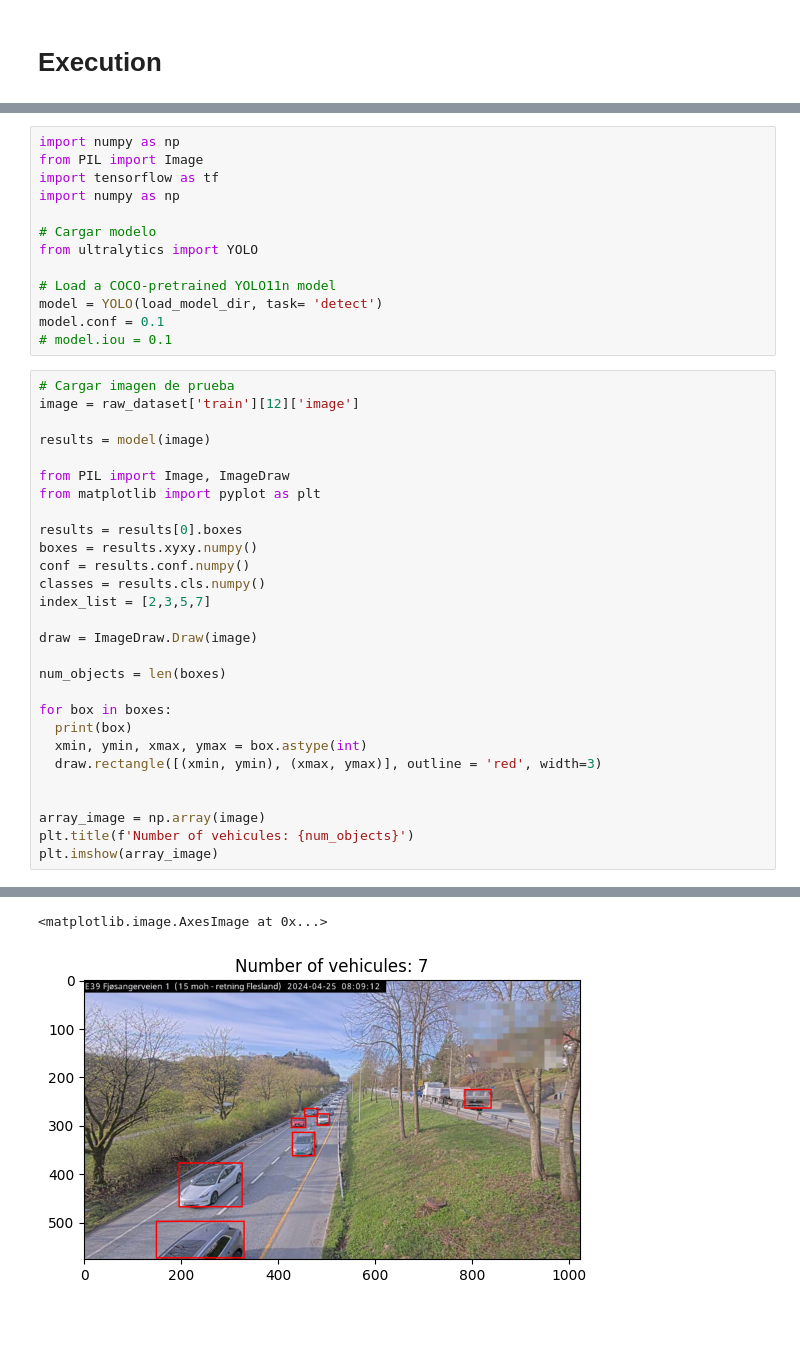
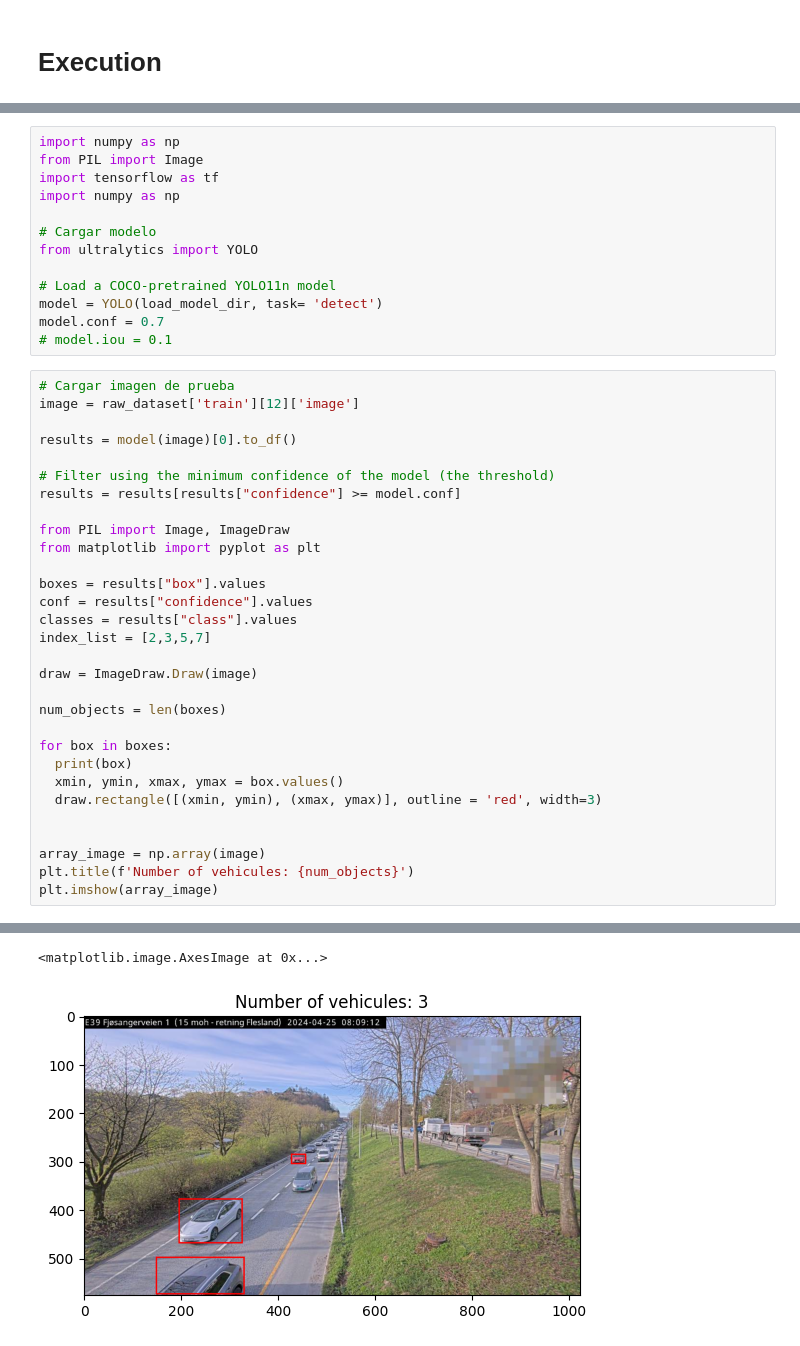
Before and after one commit to AlexisAndradeDev/TrafficLightAI, a Jupyter notebook: tf_model.ipynb, the cells around one changed output, grey strips where cells are left out. Cells and saved outputs as stored; diff of their text form.

Commit message:
Filter results using threshold

```diff
--- a/tf_model.ipynb
+++ b/tf_model.ipynb
@@ -101,21 +109,23 @@ from ultralytics import YOLO
 
 # Load a COCO-pretrained YOLO11n model
 model = YOLO(load_model_dir, task= 'detect')
-model.conf = 0.1
+model.conf = 0.7
 # model.iou = 0.1
 # %%
 # Cargar imagen de prueba
 image = raw_dataset['train'][12]['image']
 
-results = model(image)
+results = model(image)[0].to_df()
+
+# Filter using the minimum confidence of the model (the threshold)
+results = results[results["confidence"] >= model.conf]
 
 from PIL import Image, ImageDraw
 from matplotlib import pyplot as plt
 
-results = results[0].boxes
-boxes = results.xyxy.numpy()
-conf = results.conf.numpy()
-classes = results.cls.numpy()
+boxes = results["box"].values
+conf = results["confidence"].values
+classes = results["class"].values
 index_list = [2,3,5,7]
 
 draw = ImageDraw.Draw(image)
@@ -124,7 +134,7 @@ num_objects = len(boxes)
 
 for box in boxes:
   print(box)
-  xmin, ymin, xmax, ymax = box.astype(int)
+  xmin, ymin, xmax, ymax = box.values()
   draw.rectangle([(xmin, ymin), (xmax, ymax)], outline = 'red', width=3)
 
 
@@ -146,2 +150,2 @@ Speed: 7.4ms preprocess, 918.5ms inference, 1.4ms postprocess per image at shape
 <matplotlib.image.AxesImage at 0x...>
-[figure, old version]
+[figure, new version]
```
Also changed, not shown: parts of 4 cells of this notebook.
